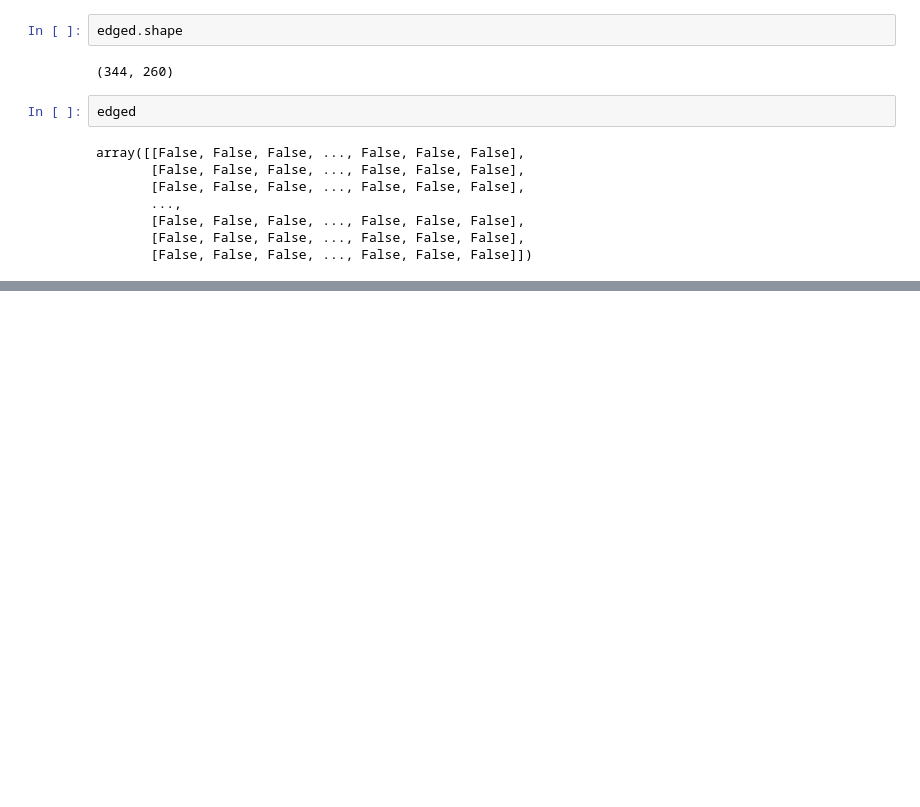
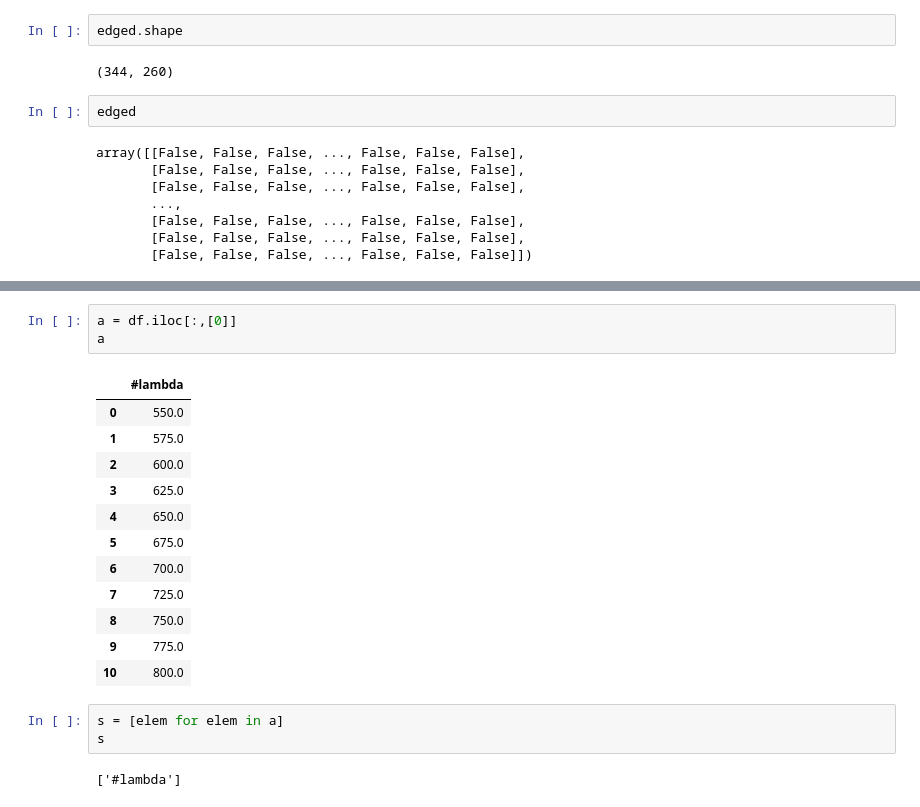
Before and after one commit to AnGodel/TFM_Image_segmentation_ellipsometric_maps, a Jupyter notebook: Untitled.ipynb, the cells around one changed output, grey strips where cells are left out. Cells and saved outputs as stored; diff of their text form; blank space fills up the shorter version.

```diff
--- a/Untitled.ipynb
+++ b/Untitled.ipynb
@@ -205,0 +252,21 @@ array([[False, False, False, ..., False, False, False],
+# %%
+a = df.iloc[:,[0]]
+a
+# %% [output]
+|  | #lambda |
+| 0 | 550.0 |
+| 1 | 575.0 |
+| 2 | 600.0 |
+| 3 | 625.0 |
+| 4 | 650.0 |
+| 5 | 675.0 |
+| 6 | 700.0 |
+| 7 | 725.0 |
+| 8 | 750.0 |
+| 9 | 775.0 |
+| 10 | 800.0 |
+# %%
+s = [elem for elem in a]
+s
+# %% [output]
+['#lambda']
```
Also changed, not shown: parts of 18 cells of this notebook, 1 other file.
